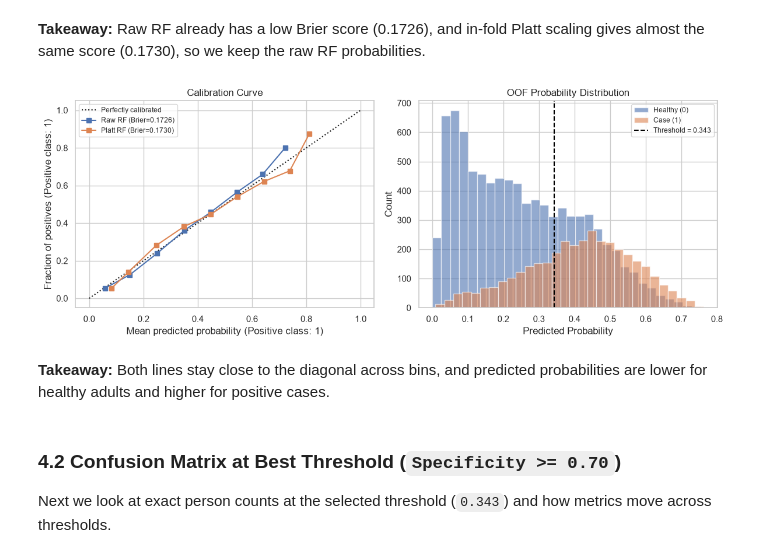
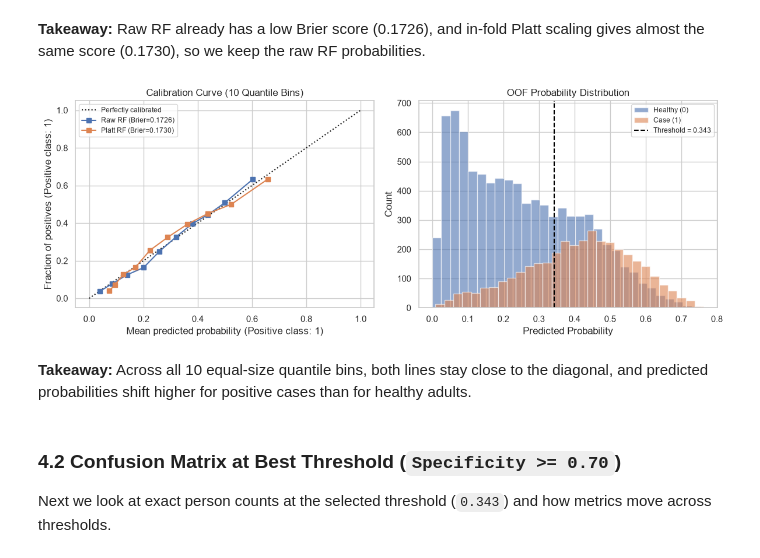
Before and after one commit to axiom-digital/type0-diabetes-screening, a Jupyter notebook: notebooks/04b_random_forest.ipynb, the cells around one changed output. Drawn from its saved outputs; the diff is of its cells as text; code cells hidden in the pictures.

Commit message:
fix column count note and quantile calibration plot

```diff
--- a/notebooks/04b_random_forest.ipynb
+++ b/notebooks/04b_random_forest.ipynb
@@ -330,28 +330,34 @@ display(cal_df[["model_version", "brier", "roc_auc", "pr_auc", "f2", "recall", "
 # %% [markdown]
 **Takeaway:** Raw RF already has a low Brier score (0.1726), and in-fold Platt scaling gives almost the same score (0.1730), so we keep the raw RF probabilities.
 # %%
-# plot calibration curves and probability histogram
+# plot calibration curves (10 equal-size quantile bins) and probability histogram
 fig, axes = plt.subplots(1, 2, figsize=(12, 4.6))
 
-CalibrationDisplay.from_predictions(y, best_oof, n_bins=10, name=f"Raw RF (Brier={best_metrics['brier']:.4f})", ax=axes[0])
-CalibrationDisplay.from_predictions(y, platt_oof, n_bins=10, name=f"Platt RF (Brier={platt_metrics['brier']:.4f})", ax=axes[0])
-axes[0].set_title("Calibration Curve")
+CalibrationDisplay.from_predictions(
+    y, best_oof, n_bins=10, strategy="quantile",
+    name=f"Raw RF (Brier={best_metrics['brier']:.4f})", ax=axes[0],
+)
+CalibrationDisplay.from_predictions(
+    y, platt_oof, n_bins=10, strategy="quantile",
+    name=f"Platt RF (Brier={platt_metrics['brier']:.4f})", ax=axes[0],
+)
+axes[0].set_title("Calibration Curve (10 Quantile Bins)")
 axes[0].legend(loc="upper left", fontsize=8.5)
 
 axes[1].hist(best_oof[y == 0], bins=30, alpha=0.6, label="Healthy (0)", color="#4C72B0")
 axes[1].hist(best_oof[y == 1], bins=30, alpha=0.6, label="Case (1)", color="#DD8452")
 axes[1].axvline(best_thr, color="black", linestyle="--", label=f"Threshold = {best_thr:.3f}")
 axes[1].set_title("OOF Probability Distribution")
 axes[1].set_xlabel("Predicted Probability")
 axes[1].set_ylabel("Count")
 axes[1].legend(fontsize=8.5)
 
 plt.tight_layout()
 plt.show()
 # %% [output]
-[figure, old version]
+[figure, new version]
 # %% [markdown]
-**Takeaway:** Both lines stay close to the diagonal across bins, and predicted probabilities are lower for healthy adults and higher for positive cases.
+**Takeaway:** Across all 10 equal-size quantile bins, both lines stay close to the diagonal, and predicted probabilities shift higher for positive cases than for healthy adults.
 # %% [markdown]
 ### 4.2 Confusion Matrix at Best Threshold (`Specificity >= 0.70`)
 
```
Also changed, not shown: parts of 2 cells of this notebook.
